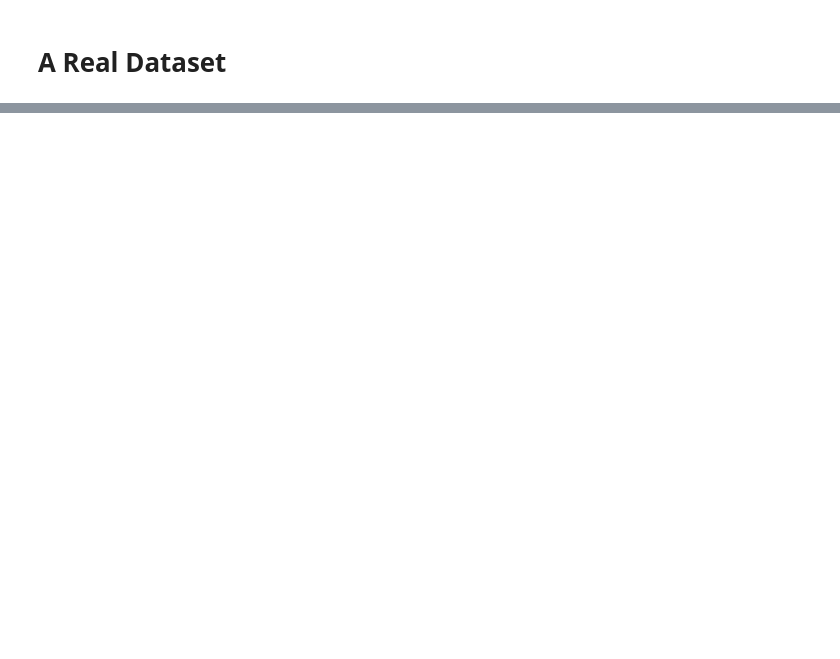
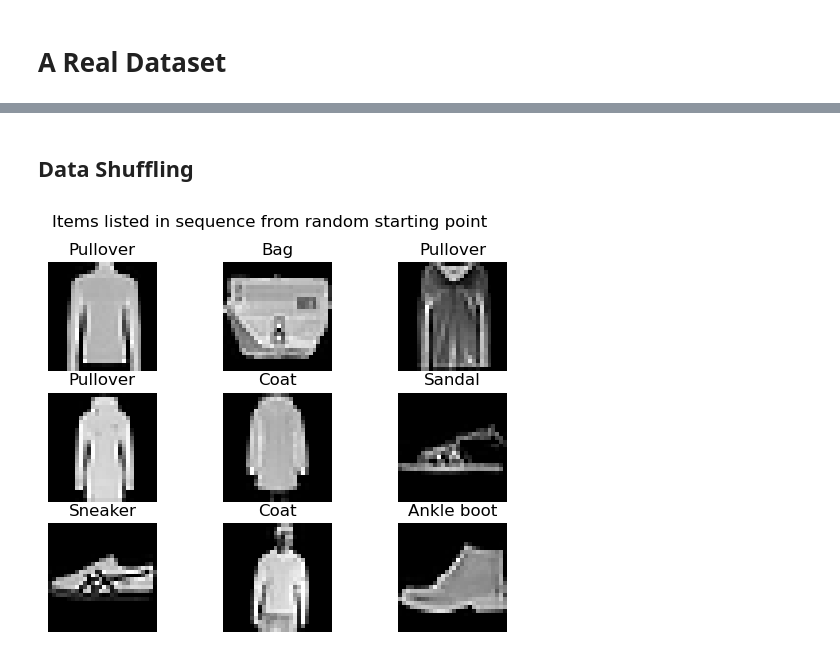
Before and after one commit to yehandineth/numpyml, a Jupyter notebook: nnfs/continue_nnfs.ipynb, the cells around one changed output, grey strips where cells are left out. Saved outputs shown, nothing was run; the diff lists cells and outputs as text; code cells hidden in the pictures; blank space fills up the shorter version.

```diff
--- a/nnfs/continue_nnfs.ipynb
+++ b/nnfs/continue_nnfs.ipynb
@@ -39,0 +97,12 @@ Deleting zip file....
+# %%
+X_train = X_train.reshape(60000,-1)
+X_test = X_test.reshape(10000,-1)
+# %%
+img = np.random.randint(0,60000)
+
+
+plt.figure()
+plt.title(mnist_labels[int(y_train[img])])
+plt.imshow(X_train[img].reshape(28,28), cmap=plt.cm.gray)
+plt.axis(False)
+plt.show()
@@ -39,0 +111,20 @@ Deleting zip file....
+# %% [markdown]
+## Data Shuffling
+# %%
+keys = np.arange(X_train.shape[0])
+np.random.shuffle(keys)
+# %%
+X_train = X_train[keys]
+y_train = y_train[keys]
+# %%
+i = np.random.randint(0,60000)
+
+fig, ax = plt.subplots(3,3)
+fig.suptitle('Items listed in sequence from random starting point', ha='center')
+for img in range(i,i+9):
+    ax[(img-i)//3,(img-i)%3].set_title(mnist_labels[int(y_train[img])])
+    ax[(img-i)//3,(img-i)%3].imshow(X_train[img].reshape(28,28), cmap=plt.cm.gray)
+    ax[(img-i)//3,(img-i)%3].axis(False)
+plt.show()
+# %% [output]
+[figure, added]
```
Also changed, not shown: parts of 16 cells of this notebook, 2 other files.
